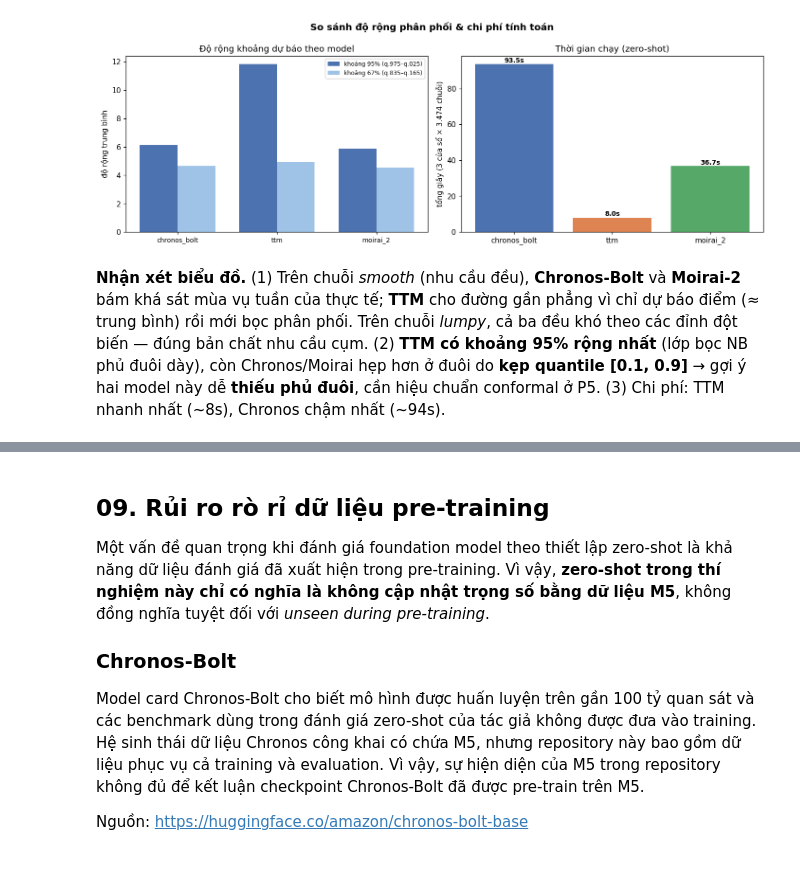
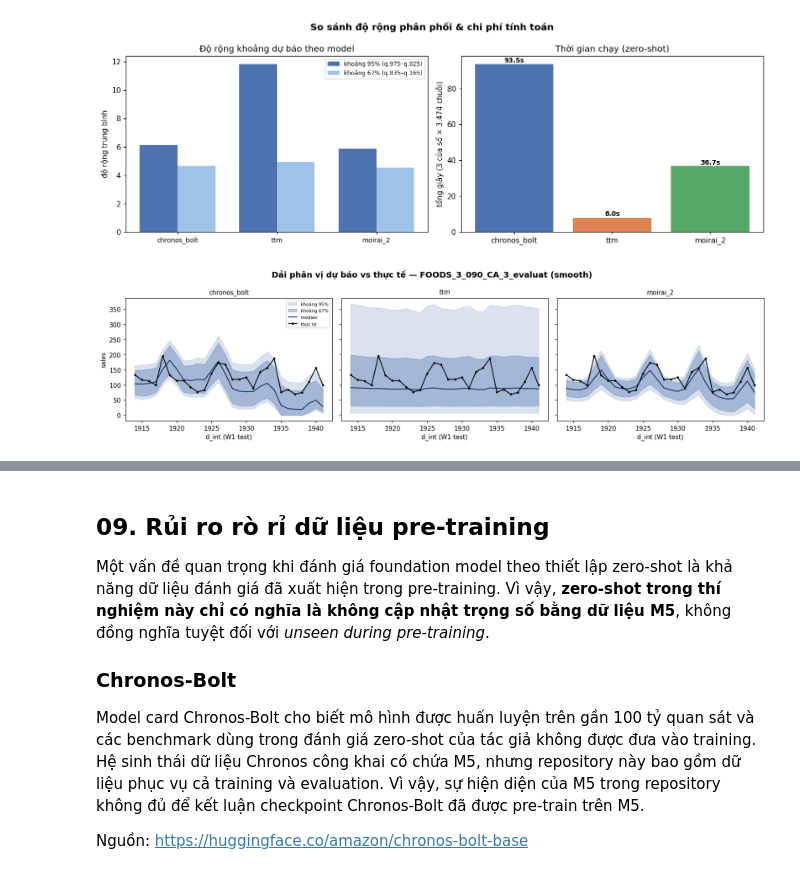
Before and after one commit to DuyKhanh162/m5-intermittent-forecasting, a Jupyter notebook: notebooks/P4.ipynb, the cells around one changed output, grey strips where cells are left out. Cells and saved outputs as stored; diff of their text form; code cells hidden in the pictures.

Commit message:
P4: bo sung bieu do 08 (forecast vs actual + do rong khoang/runtime)

```diff
--- a/notebooks/P4.ipynb
+++ b/notebooks/P4.ipynb
@@ -929,5 +929,28 @@ fig.suptitle("So sánh độ rộng phân phối & chi phí tính toán", fontsi
 fig.tight_layout(); plt.show()
 # %% [output]
 [figure]
-# %% [markdown]
-**Nhận xét biểu đồ.** (1) Trên chuỗi *smooth* (nhu cầu đều), **Chronos-Bolt** và **Moirai-2** bám khá sát mùa vụ tuần của thực tế; **TTM** cho đường gần phẳng vì chỉ dự báo điểm (≈ trung bình) rồi mới bọc phân phối. Trên chuỗi *lumpy*, cả ba đều khó theo các đỉnh đột biến — đúng bản chất nhu cầu cụm. (2) **TTM có khoảng 95% rộng nhất** (lớp bọc NB phủ đuôi dày), còn Chronos/Moirai hẹp hơn ở đuôi do **kẹp quantile [0.1, 0.9]** → gợi ý hai model này dễ **thiếu phủ đuôi**, cần hiệu chuẩn conformal ở P5. (3) Chi phí: TTM nhanh nhất (~8s), Chronos chậm nhất (~94s).
+# %%
+# Biểu đồ 3 — Dải phân vị dự báo vs thực tế (chuỗi smooth, cửa sổ W1)
+import yaml
+Q = yaml.safe_load(open("common/config.yaml", encoding="utf-8"))["quantiles"]
+W1 = (1914, 1941)
+dl = pd.read_parquet("data/processed/data_long.parquet", columns=["series_id", "d_int", "sales", "segment"])
+sid = dl[dl.segment == "smooth"].groupby("series_id")["sales"].mean().idxmax()
+act = dl[(dl.series_id == sid) & (dl.d_int.between(*W1))].sort_values("d_int")
+
+fig, axes = plt.subplots(1, 3, figsize=(15, 4), sharey=True)
+for ax, m in zip(axes, ["chronos_bolt", "ttm", "moirai_2"]):
+    d = pd.read_parquet(f"data/outputs/forecasts/{m}.parquet")
+    d = d[(d.series_id == sid) & (d.d_int.between(*W1))]
+    piv = d.pivot(index="d_int", columns="quantile_level", values="value").sort_index()
+    x = piv.index
+    ax.fill_between(x, piv[0.025], piv[0.975], alpha=0.20, color="#4C72B0", label="khoảng 95%")
+    ax.fill_between(x, piv[0.165], piv[0.835], alpha=0.38, color="#4C72B0", label="khoảng 67%")
+    ax.plot(x, piv[0.5], color="#14305C", lw=1.4, label="median")
+    ax.plot(act.d_int, act.sales, color="black", lw=1.4, marker="o", ms=2.5, label="thực tế")
+    ax.set_title(m, fontsize=10); ax.set_xlabel("d_int (W1 test)")
+axes[0].set_ylabel("sales"); axes[0].legend(fontsize=7)
+fig.suptitle(f"Dải phân vị dự báo vs thực tế — {sid[:24]} (smooth)", fontsize=13, fontweight="bold")
+fig.tight_layout(); plt.show()
+# %% [output]
+[figure, added]
```
Also changed, not shown: parts of 2 cells of this notebook.
